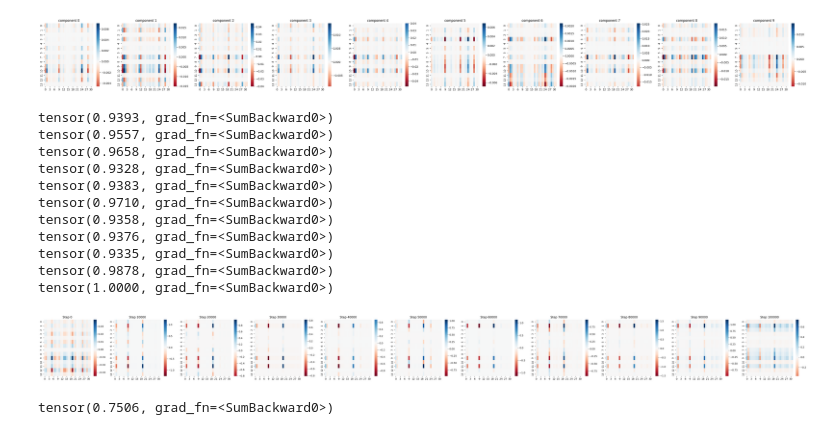
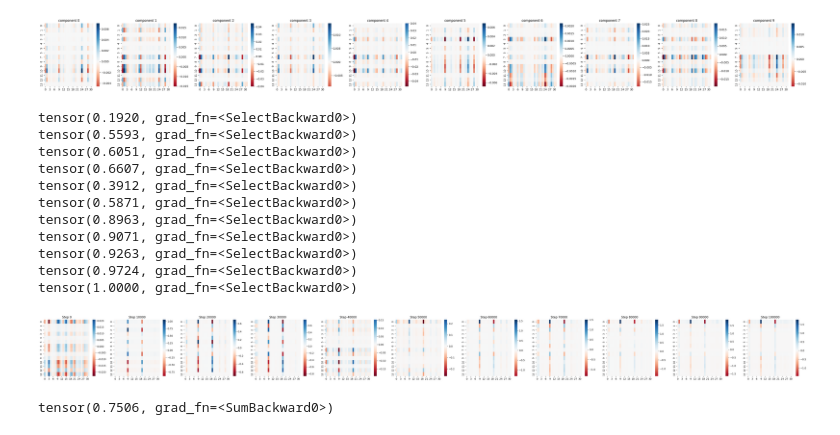
Before and after one commit to jackpeck/spd, a Jupyter notebook: spd/experiments/multitask_sparse_parity/exp_load_spd_model.ipynb, the cells around one changed output. Saved outputs shown, nothing was run; the diff lists cells and outputs as text; code cells hidden in the pictures.

```diff
--- a/spd/experiments/multitask_sparse_parity/exp_load_spd_model.ipynb
+++ b/spd/experiments/multitask_sparse_parity/exp_load_spd_model.ipynb
@@ -562,52 +554,52 @@ for i, step in enumerate(steps_list):
 
     components_outer_normalised = (
         components_outer / (einops.einsum(components_outer**2, "c a b -> c") ** 0.5)[:, None, None]
     )
     reference_component_normalised = reference_component / (reference_component.pow(2).sum() ** 0.5)
     component_sims = einops.einsum(
         components_outer_normalised, reference_component_normalised, "c a b, a b -> c"
     )
     sims_sorted = component_sims.sort(descending=True)
 
     idxes = sims_sorted.indices
     idx = idxes[0]
-    # print(sims_sorted.values[0])
+    print(sims_sorted.values[0])
 
-    print(
-        (
-            ((components_outer[idx] > 0) == (reference_component > 0)).float()
-            * F.softmax(reference_component.flatten() * 12, dim=0).view(reference_component.shape)
-        ).sum()
-    )
+    # print(
+    #     (
+    #         ((components_outer[idx] > 0) == (reference_component > 0)).float()
+    #         * F.softmax(reference_component.flatten() * 12, dim=0).view(reference_component.shape)
+    #     ).sum()
+    # )
     # if i > 8:
     #     1/0
 
     sns.heatmap(
         einops.einsum(
             components.V[:, idx],
             components.U[idx],
             "d_in, d_out -> d_out d_in",
         ).detach(),
         cmap="RdBu",
         center=0,
         ax=axes[i],
     )
     axes[i].set_title(f"Step {step}")
 plt.tight_layout()
 plt.show()
 # %% [output]
-tensor(0.9393, grad_fn=<SumBackward0>)
-tensor(0.9557, grad_fn=<SumBackward0>)
-tensor(0.9658, grad_fn=<SumBackward0>)
-tensor(0.9328, grad_fn=<SumBackward0>)
-tensor(0.9383, grad_fn=<SumBackward0>)
-tensor(0.9710, grad_fn=<SumBackward0>)
-tensor(0.9358, grad_fn=<SumBackward0>)
-tensor(0.9376, grad_fn=<SumBackward0>)
-tensor(0.9335, grad_fn=<SumBackward0>)
-tensor(0.9878, grad_fn=<SumBackward0>)
-tensor(1.0000, grad_fn=<SumBackward0>)
+tensor(0.1920, grad_fn=<SelectBackward0>)
+tensor(0.5593, grad_fn=<SelectBackward0>)
+tensor(0.6051, grad_fn=<SelectBackward0>)
+tensor(0.6607, grad_fn=<SelectBackward0>)
+tensor(0.3912, grad_fn=<SelectBackward0>)
+tensor(0.5871, grad_fn=<SelectBackward0>)
+tensor(0.8963, grad_fn=<SelectBackward0>)
+tensor(0.9071, grad_fn=<SelectBackward0>)
+tensor(0.9263, grad_fn=<SelectBackward0>)
+tensor(0.9724, grad_fn=<SelectBackward0>)
+tensor(1.0000, grad_fn=<SelectBackward0>)
-[figure, old version]
+[figure, new version]
 # %%
 (
     ((components_outer[idx] > 0) == (reference_component > 0)).float()
```
Also changed, not shown: parts of 9 cells of this notebook, 3 other files.
